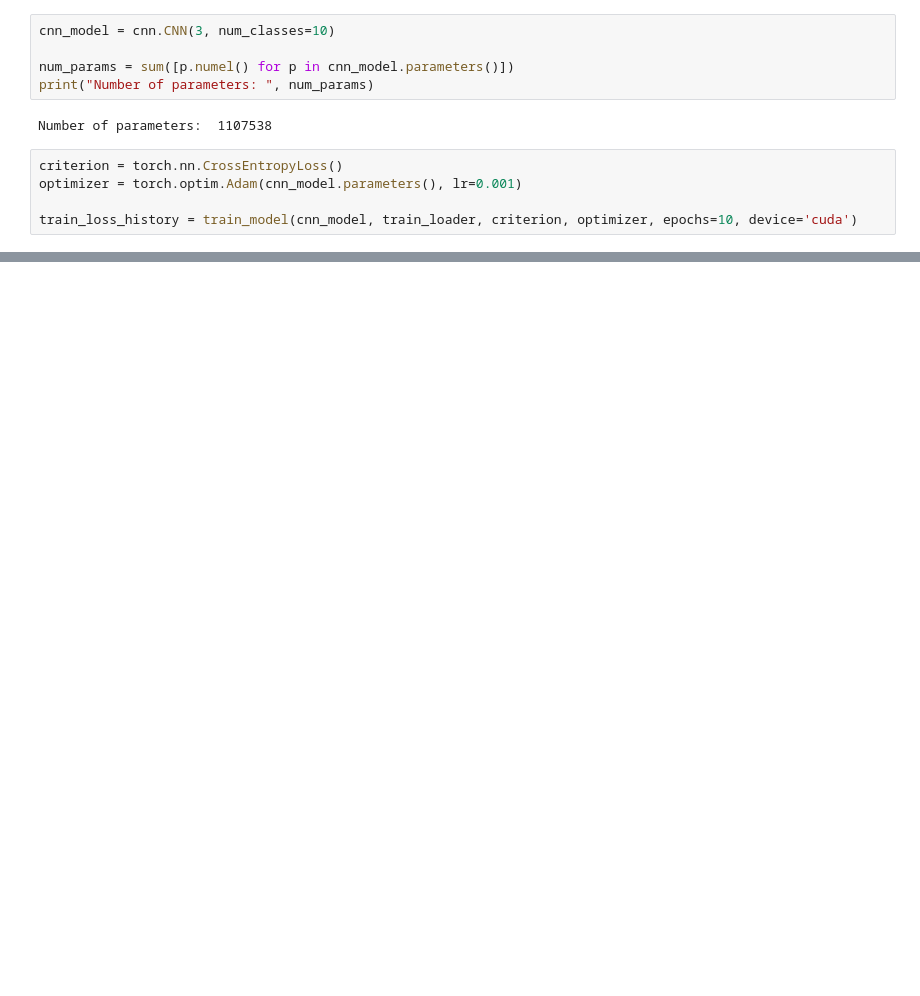
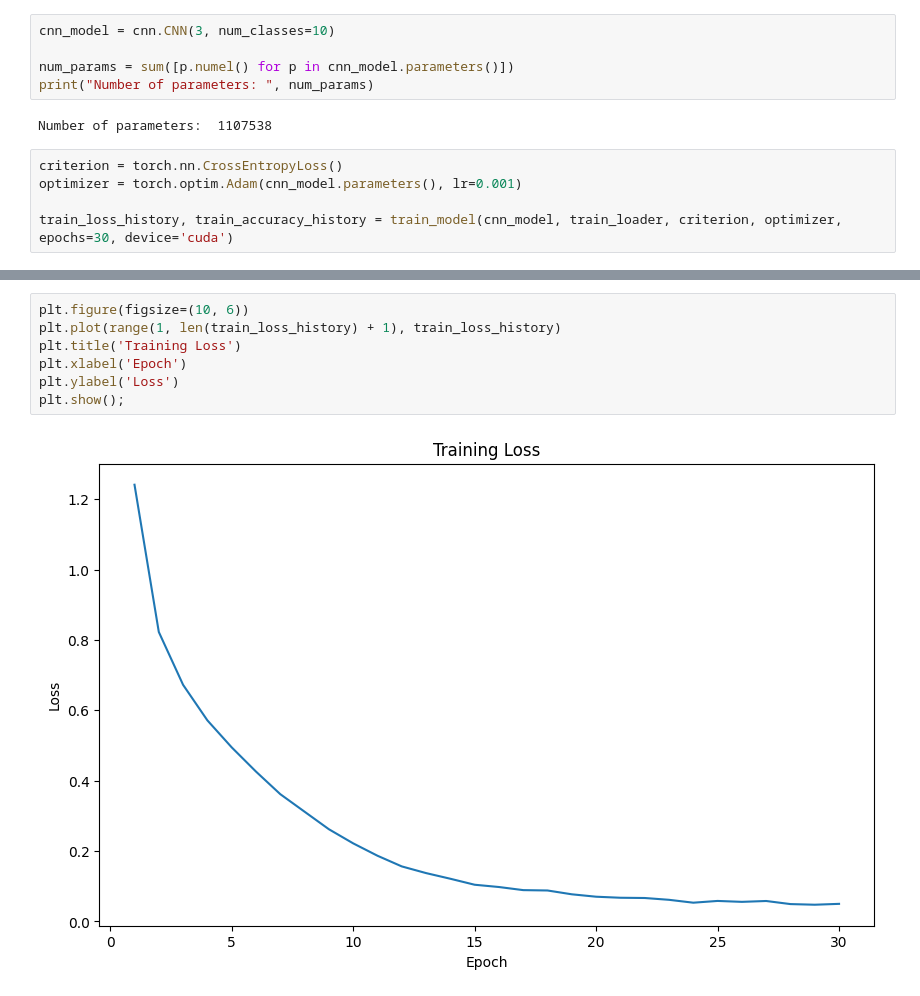
Before and after one commit to Tianchen2001/cs542-midterm-project, a Jupyter notebook: demonstation.ipynb, the cells around one changed output, grey strips where cells are left out. Drawn from its saved outputs; the diff is of its cells as text; blank space fills up the shorter version.

```diff
--- a/demonstation.ipynb
+++ b/demonstation.ipynb
@@ -127,4 +127,4 @@ Number of parameters:  1107538
 criterion = torch.nn.CrossEntropyLoss()
 optimizer = torch.optim.Adam(cnn_model.parameters(), lr=0.001)
 
-train_loss_history = train_model(cnn_model, train_loader, criterion, optimizer, epochs=10, device='cuda')
+train_loss_history, train_accuracy_history = train_model(cnn_model, train_loader, criterion, optimizer, epochs=30, device='cuda')
@@ -130,0 +145,9 @@ train_loss_history = train_model(cnn_model, train_loader, criterion, optimizer,
+# %%
+plt.figure(figsize=(10, 6))
+plt.plot(range(1, len(train_loss_history) + 1), train_loss_history)
+plt.title('Training Loss')
+plt.xlabel('Epoch')
+plt.ylabel('Loss')
+plt.show();
+# %% [output]
+[figure, added]
```
Also changed, not shown: parts of 5 cells of this notebook.
